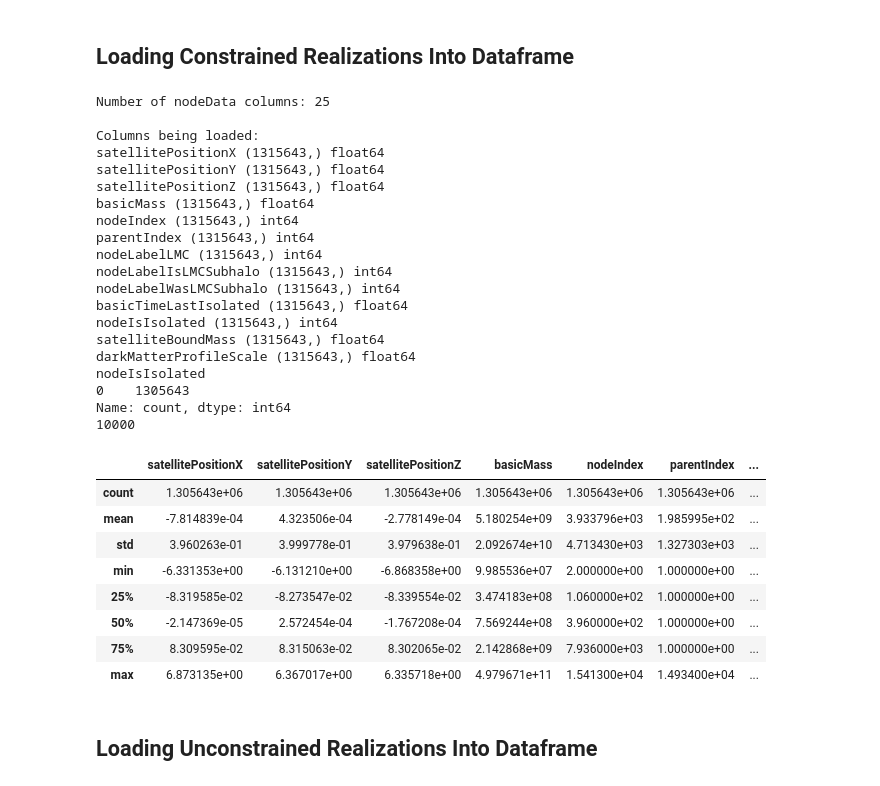
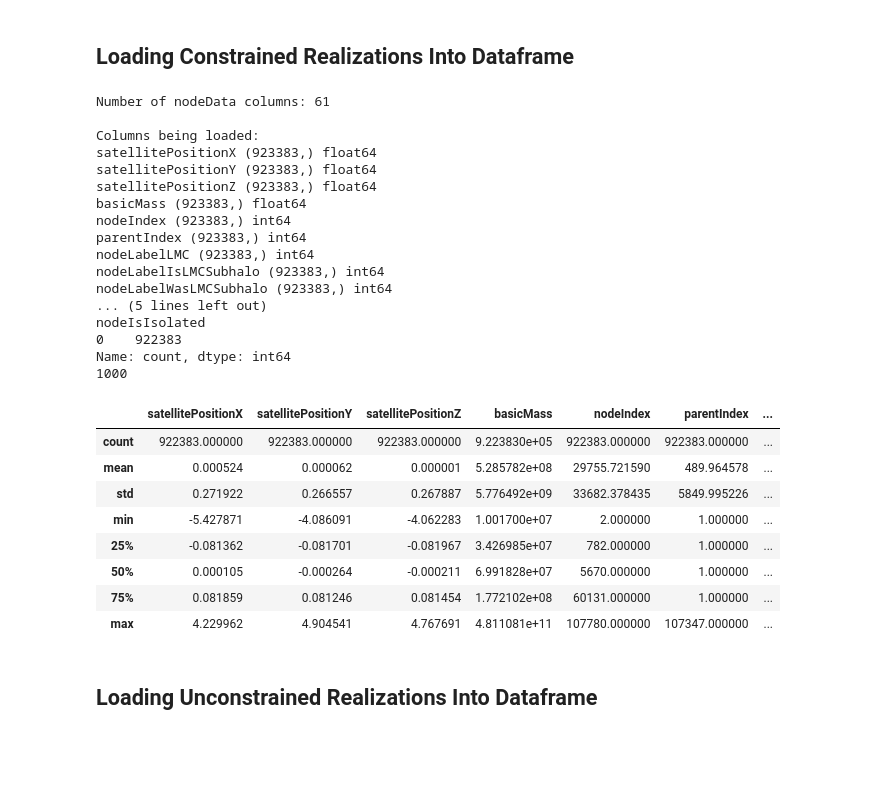
Before and after one commit to Sela-ssie/milkyway, a Jupyter notebook: notebooks/subhalo_analysis.ipynb, the cells around one changed output. Cells and saved outputs as stored; diff of their text form; code cells hidden in the pictures; blank space fills up the shorter version.

```diff
--- a/notebooks/subhalo_analysis.ipynb
+++ b/notebooks/subhalo_analysis.ipynb
@@ -8,7 +8,7 @@ import matplotlib.pyplot as plt
 # %% [markdown]
 ## Loading Constrained Realizations Into Dataframe
 # %%
-filename = "../constrainedMilkyWay.hdf5"
+filename = "/scratch/sackah/constrainedBaryonicMilkyWay_1ktrees.hdf5"
 output = "Output1"
 
 cols = [
@@ -25,6 +25,7 @@ cols = [
     "nodeIsIsolated",
     "satelliteBoundMass",
     "darkMatterProfileScale",
+    "darkMatterOnlyRadiusVirial",
 ]
 
 with h5py.File(filename, "r") as f:
@@ -47,57 +48,54 @@ with h5py.File(filename, "r") as f:
 constrained_df = pd.DataFrame(data)
 
 tree_id = np.full(len(constrained_df), -1, dtype=np.int64)
 
 for start, count, idx in zip(tree_start, tree_count, tree_index):
     start = int(start)
     count = int(count)
     idx = int(idx)
 
     tree_id[start:start + count] = idx
 
 constrained_df["tree_id"] = tree_id
 
 constrained_df["absolute_distance"] = np.linalg.norm(
     constrained_df[["satellitePositionX", "satellitePositionY", "satellitePositionZ"]].to_numpy(),
     axis=1
 )
 
 
 constrained_df = constrained_df[constrained_df["nodeIsIsolated"] != 1].reset_index(drop=True)
 
 print(constrained_df["nodeIsIsolated"].value_counts())
 print(constrained_df["tree_id"].max())
 constrained_df.describe()
 # %% [output]
-Number of nodeData columns: 25
+Number of nodeData columns: 61
 
 Columns being loaded:
-satellitePositionX (1315643,) float64
-satellitePositionY (1315643,) float64
-satellitePositionZ (1315643,) float64
-basicMass (1315643,) float64
-nodeIndex (1315643,) int64
-parentIndex (1315643,) int64
-nodeLabelLMC (1315643,) int64
-nodeLabelIsLMCSubhalo (1315643,) int64
-nodeLabelWasLMCSubhalo (1315643,) int64
-basicTimeLastIsolated (1315643,) float64
-nodeIsIsolated (1315643,) int64
-satelliteBoundMass (1315643,) float64
-darkMatterProfileScale (1315643,) float64
+satellitePositionX (923383,) float64
+satellitePositionY (923383,) float64
+satellitePositionZ (923383,) float64
+basicMass (923383,) float64
+nodeIndex (923383,) int64
+parentIndex (923383,) int64
+nodeLabelLMC (923383,) int64
+nodeLabelIsLMCSubhalo (923383,) int64
+nodeLabelWasLMCSubhalo (923383,) int64
+... (5 lines left out)
 nodeIsIsolated
-0    1305643
+0    922383
 Name: count, dtype: int64
-10000
+1000
 |  | satellitePositionX | satellitePositionY | satellitePositionZ | basicMass | nodeIndex | parentIndex | ... |
-| count | 1.305643e+06 | 1.305643e+06 | 1.305643e+06 | 1.305643e+06 | 1.305643e+06 | 1.305643e+06 | ... |
-| mean | -7.814839e-04 | 4.323506e-04 | -2.778149e-04 | 5.180254e+09 | 3.933796e+03 | 1.985995e+02 | ... |
-| std | 3.960263e-01 | 3.999778e-01 | 3.979638e-01 | 2.092674e+10 | 4.713430e+03 | 1.327303e+03 | ... |
-| min | -6.331353e+00 | -6.131210e+00 | -6.868358e+00 | 9.985536e+07 | 2.000000e+00 | 1.000000e+00 | ... |
-| 25% | -8.319585e-02 | -8.273547e-02 | -8.339554e-02 | 3.474183e+08 | 1.060000e+02 | 1.000000e+00 | ... |
-| 50% | -2.147369e-05 | 2.572454e-04 | -1.767208e-04 | 7.569244e+08 | 3.960000e+02 | 1.000000e+00 | ... |
-| 75% | 8.309595e-02 | 8.315063e-02 | 8.302065e-02 | 2.142868e+09 | 7.936000e+03 | 1.000000e+00 | ... |
-| max | 6.873135e+00 | 6.367017e+00 | 6.335718e+00 | 4.979671e+11 | 1.541300e+04 | 1.493400e+04 | ... |
+| count | 922383.000000 | 922383.000000 | 922383.000000 | 9.223830e+05 | 922383.000000 | 922383.000000 | ... |
+| mean | 0.000524 | 0.000062 | 0.000001 | 5.285782e+08 | 29755.721590 | 489.964578 | ... |
+| std | 0.271922 | 0.266557 | 0.267887 | 5.776492e+09 | 33682.378435 | 5849.995226 | ... |
+| min | -5.427871 | -4.086091 | -4.062283 | 1.001700e+07 | 2.000000 | 1.000000 | ... |
+| 25% | -0.081362 | -0.081701 | -0.081967 | 3.426985e+07 | 782.000000 | 1.000000 | ... |
+| 50% | 0.000105 | -0.000264 | -0.000211 | 6.991828e+07 | 5670.000000 | 1.000000 | ... |
+| 75% | 0.081859 | 0.081246 | 0.081454 | 1.772102e+08 | 60131.000000 | 1.000000 | ... |
+| max | 4.229962 | 4.904541 | 4.767691 | 4.811081e+11 | 107780.000000 | 107347.000000 | ... |
 # %% [markdown]
 ## Loading Unconstrained Realizations Into Dataframe
 # %%
```
Also changed, not shown: parts of 17 cells of this notebook, 3 other files.
